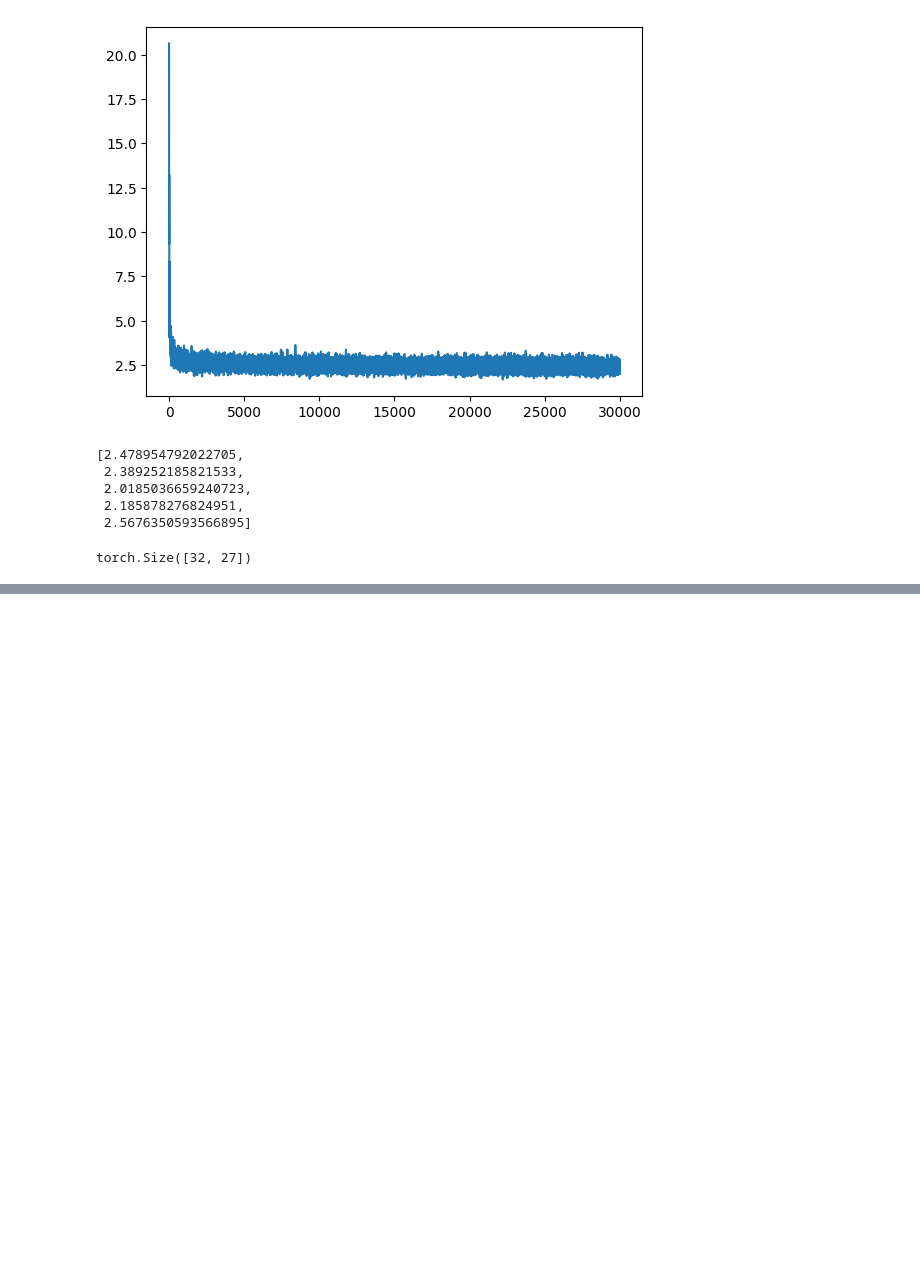
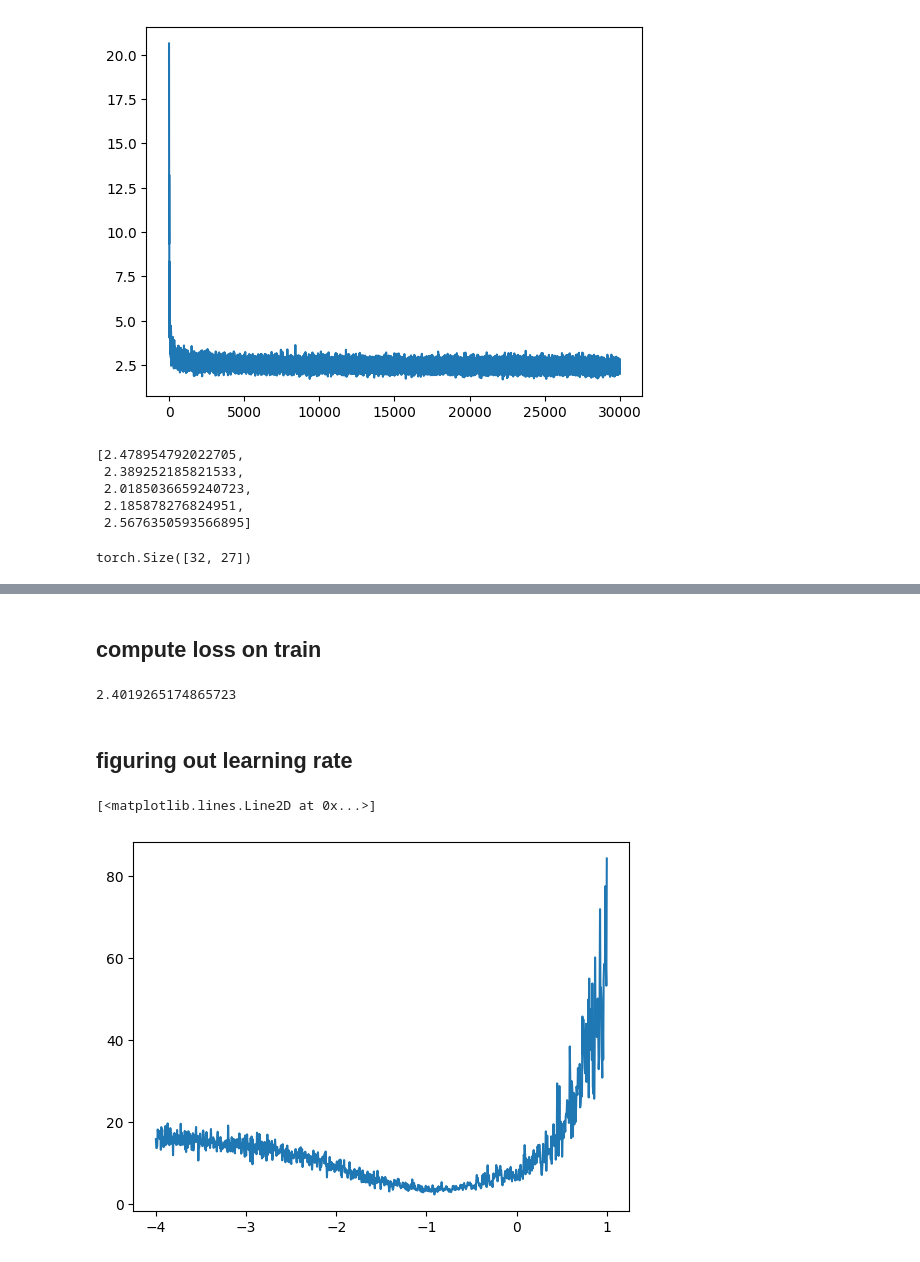
Before and after one commit to steve-z-seattle/neural-language-models, a Jupyter notebook: lm/nlm.ipynb, the cells around one changed output, grey strips where cells are left out. Saved outputs shown, nothing was run; the diff lists cells and outputs as text; code cells hidden in the pictures; blank space fills up the shorter version.

Commit message:
figuring out learning rate

```diff
--- a/lm/nlm.ipynb
+++ b/lm/nlm.ipynb
@@ -179,0 +145,47 @@ tensor([111531, 110633, 165140, 224944,  19204, 187941, 216168,  56679,  11321,
+# %% [markdown]
+## compute loss on train
+# %%
+with torch.no_grad():
+    emb = C[X] # (32, 3, 2)
+    h = (emb.view(emb.shape[0], -1) @ w1 + b1).tanh() # (32, 100)
+    logits = h @ w2 + b2 # (32, 27)
+    loss = F.cross_entropy(logits, Y)
+    print(loss.item())
+# %% [output]
+2.4019265174865723
+# %% [markdown]
+## figuring out learning rate
+# %%
+lre = torch.linspace(-4, 1, 1000)
+lrs = 10**lre
+# %%
+lossi = []
+lri = []
+for i in tqdm(range(1000)):
+    # mini-batch
+    ix = torch.randint(0, X.shape[0], (32,))
+    Xb, Yb = X[ix], Y[ix]
+    # forward
+    emb = C[Xb] # (32, 3, 2)
+    h = (emb.view(emb.shape[0], -1) @ w1 + b1).tanh() # (32, 100)
+    logits = h @ w2 + b2 # (32, 27)
+    loss = F.cross_entropy(logits, Yb)
+
+    # backward
+    for p in parameters:
+        p.grad = None
+    loss.backward()
+
+    # update
+    lr = lrs[i]
+    lri.append(lre[i])
+    for p in parameters:
+        p.data += -lr * p.grad
+
+    # tracking
+    lossi.append(loss.item())
+# %%
+plt.plot(lri, lossi)
+# %% [output]
+[<matplotlib.lines.Line2D at 0x...>]
+[figure, added]
```
Also changed, not shown: parts of 6 cells of this notebook.
